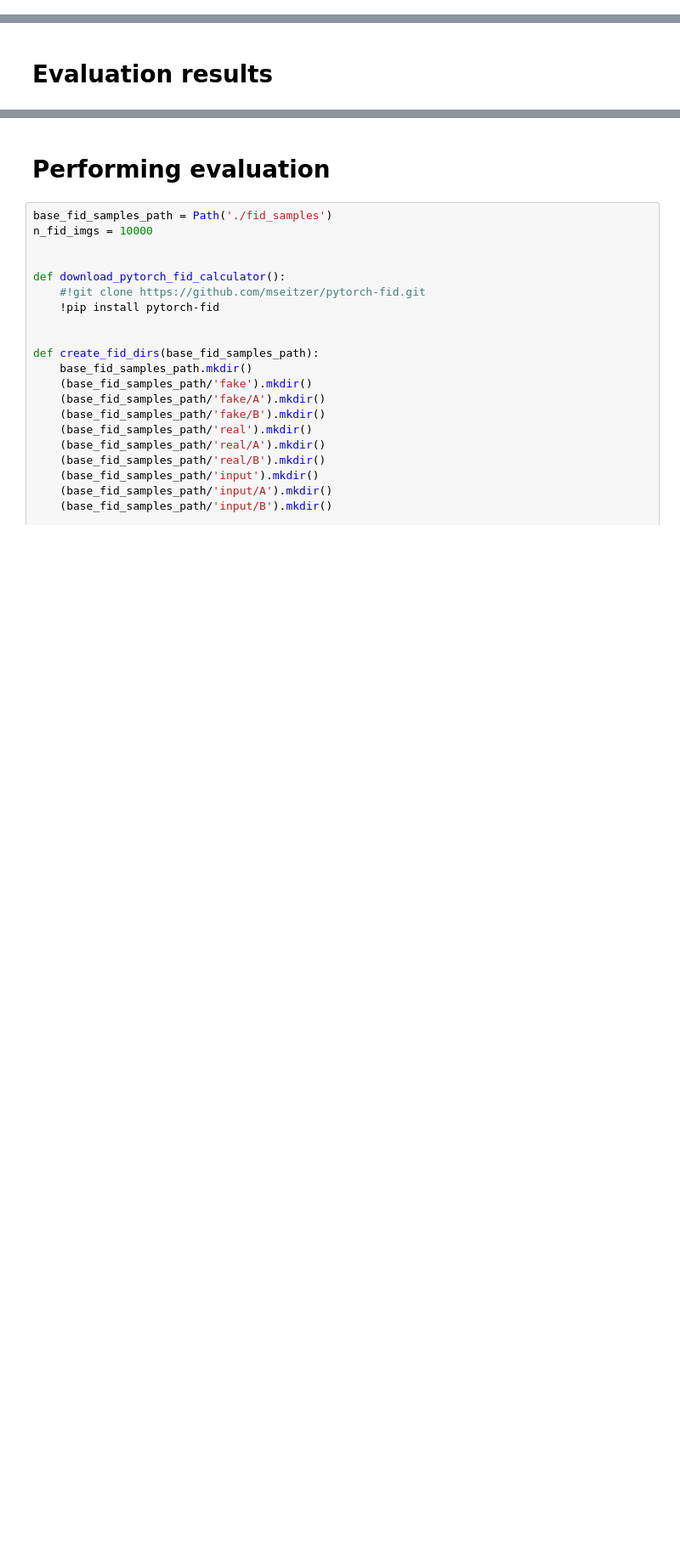
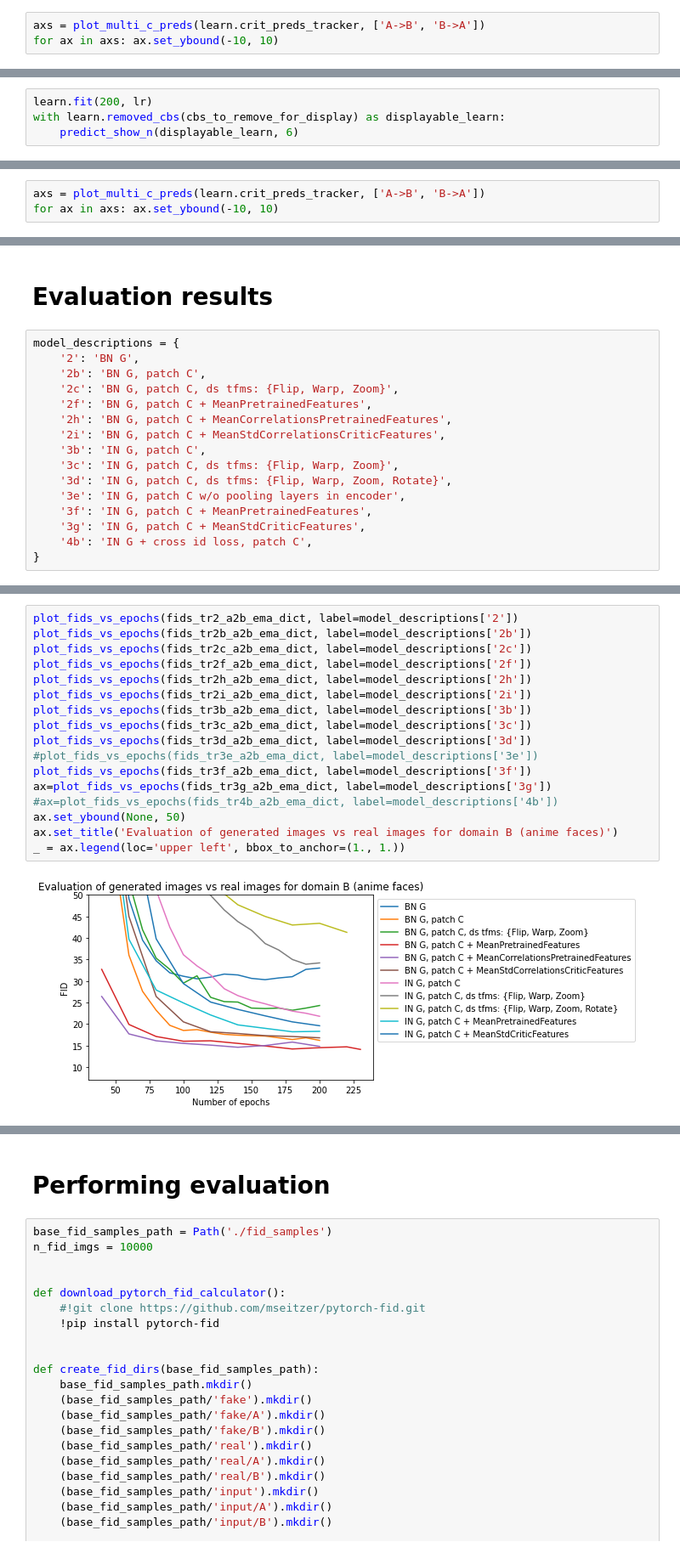
Before and after one commit to davidleonfdez/face2anime, a Jupyter notebook: notebooks/face2anime-bidirectional.ipynb, the cells around one changed output, grey strips where cells are left out. Shown at 85% size. Saved outputs shown, nothing was run; the diff lists cells and outputs as text; blank space fills up the shorter version.

Commit message:
Update bidirectional experiment with more models

```diff
--- a/notebooks/face2anime-bidirectional.ipynb
+++ b/notebooks/face2anime-bidirectional.ipynb
@@ -380,0 +447,3 @@ save_preds(learn.crit_preds_tracker,
+# %%
+axs = plot_multi_c_preds(learn.crit_preds_tracker, ['A->B', 'B->A'])
+for ax in axs: ax.set_ybound(-10, 10)
@@ -380,0 +472,4 @@ save_preds(learn.crit_preds_tracker,
+# %%
+learn.fit(200, lr)
+with learn.removed_cbs(cbs_to_remove_for_display) as displayable_learn:
+    predict_show_n(displayable_learn, 6)
@@ -380,0 +478,3 @@ save_preds(learn.crit_preds_tracker,
+# %%
+axs = plot_multi_c_preds(learn.crit_preds_tracker, ['A->B', 'B->A'])
+for ax in axs: ax.set_ybound(-10, 10)
@@ -478,5 +708,21 @@ save_preds(learn.crit_preds_tracker,
 # %% [markdown]
 # Evaluation results
+# %%
+model_descriptions = {
+    '2': 'BN G',
+    '2b': 'BN G, patch C',
+    '2c': 'BN G, patch C, ds tfms: {Flip, Warp, Zoom}',
+    '2f': 'BN G, patch C + MeanPretrainedFeatures',
+    '2h': 'BN G, patch C + MeanCorrelationsPretrainedFeatures',
+    '2i': 'BN G, patch C + MeanStdCorrelationsCriticFeatures',
+    '3b': 'IN G, patch C',
+    '3c': 'IN G, patch C, ds tfms: {Flip, Warp, Zoom}',
+    '3d': 'IN G, patch C, ds tfms: {Flip, Warp, Zoom, Rotate}',
+    '3e': 'IN G, patch C w/o pooling layers in encoder',
+    '3f': 'IN G, patch C + MeanPretrainedFeatures',
+    '3g': 'IN G, patch C + MeanStdCriticFeatures',
+    '4b': 'IN G + cross id loss, patch C',
+}
 # %%
 def fids_arr_to_dict(fids_arr, initial_ep=save_cycle_len, n_ep_by_fid=save_cycle_len):
     end_ep = initial_ep + n_ep_by_fid*len(fids_arr)
@@ -702,0 +1054,19 @@ _ = plot_fids_vs_inputs_targets(200, 'B', use_ema_models=False)
+# %%
+plot_fids_vs_epochs(fids_tr2_a2b_ema_dict, label=model_descriptions['2'])
+plot_fids_vs_epochs(fids_tr2b_a2b_ema_dict, label=model_descriptions['2b'])
+plot_fids_vs_epochs(fids_tr2c_a2b_ema_dict, label=model_descriptions['2c'])
+plot_fids_vs_epochs(fids_tr2f_a2b_ema_dict, label=model_descriptions['2f'])
+plot_fids_vs_epochs(fids_tr2h_a2b_ema_dict, label=model_descriptions['2h'])
+plot_fids_vs_epochs(fids_tr2i_a2b_ema_dict, label=model_descriptions['2i'])
+plot_fids_vs_epochs(fids_tr3b_a2b_ema_dict, label=model_descriptions['3b'])
+plot_fids_vs_epochs(fids_tr3c_a2b_ema_dict, label=model_descriptions['3c'])
+plot_fids_vs_epochs(fids_tr3d_a2b_ema_dict, label=model_descriptions['3d'])
+#plot_fids_vs_epochs(fids_tr3e_a2b_ema_dict, label=model_descriptions['3e'])
+plot_fids_vs_epochs(fids_tr3f_a2b_ema_dict, label=model_descriptions['3f'])
+ax=plot_fids_vs_epochs(fids_tr3g_a2b_ema_dict, label=model_descriptions['3g'])
+#ax=plot_fids_vs_epochs(fids_tr4b_a2b_ema_dict, label=model_descriptions['4b'])
+ax.set_ybound(None, 50)
+ax.set_title('Evaluation of generated images vs real images for domain B (anime faces)')
+_ = ax.legend(loc='upper left', bbox_to_anchor=(1., 1.))
+# %% [output]
+[figure, added]
```
Also changed, not shown: parts of 68 cells of this notebook.
